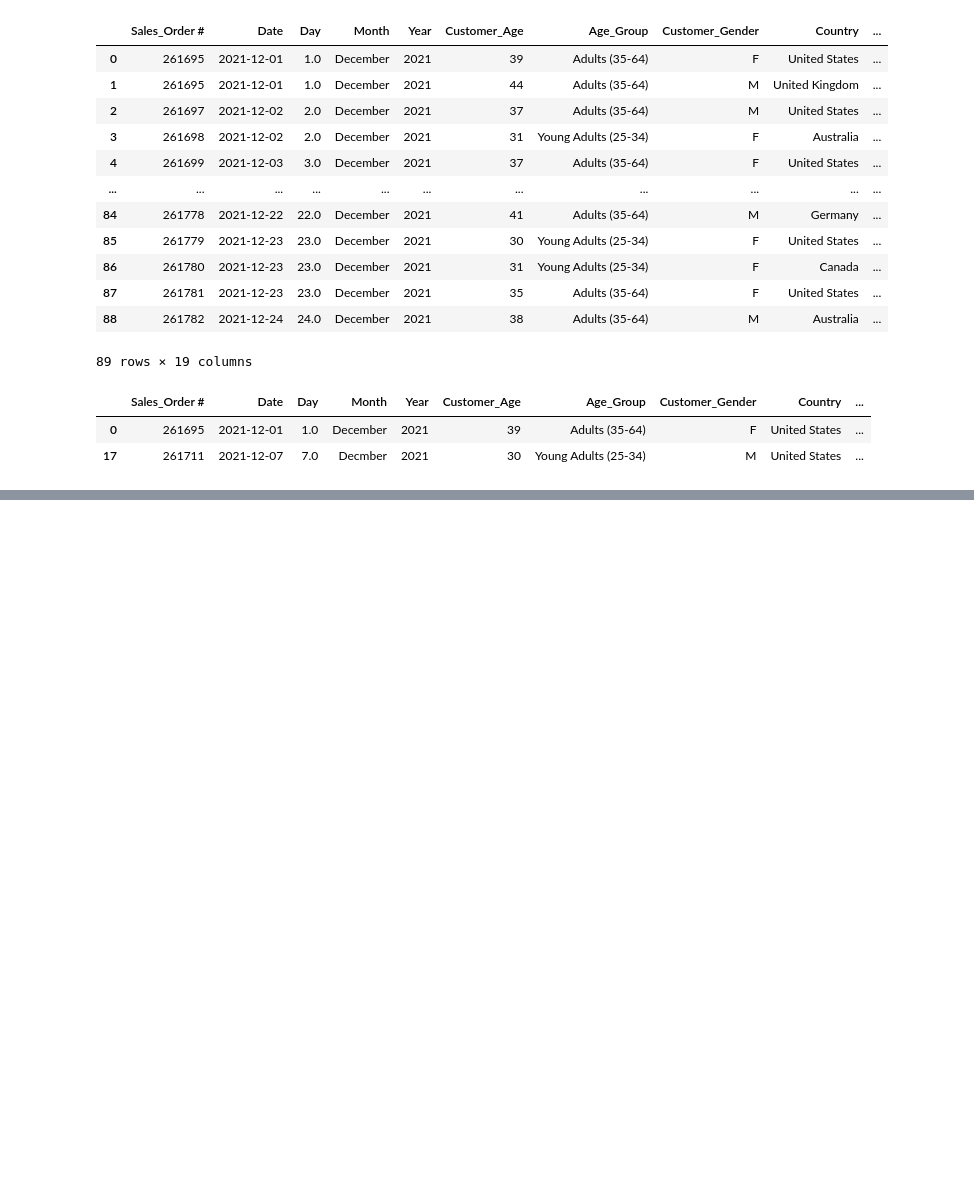
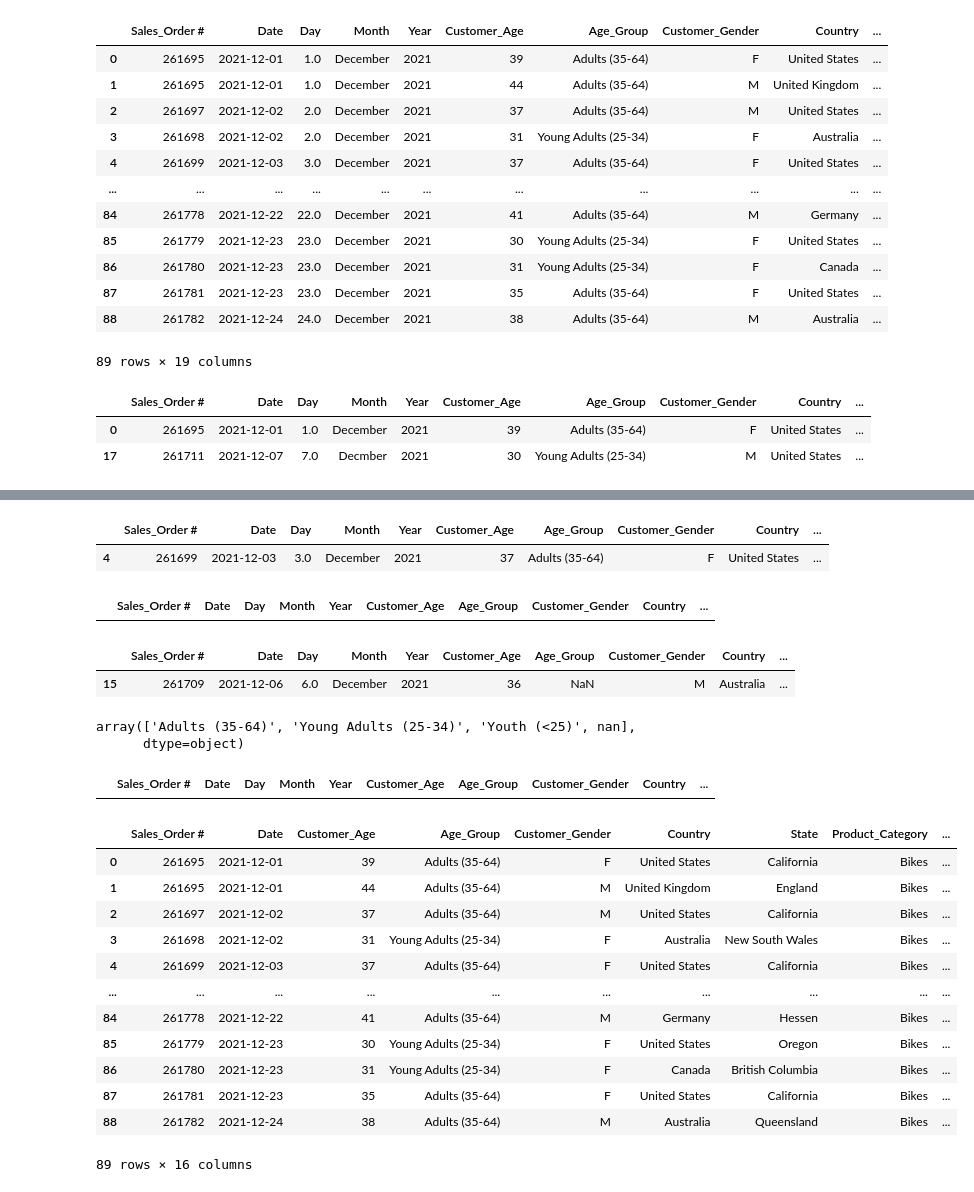
Before and after one commit to khoulaCode/DataScience-Brain-Bytes, a Jupyter notebook: Team_members/from_shihab/uncleaned_data.ipynb, the cells around one changed output, grey strips where cells are left out. Saved outputs shown, nothing was run; the diff lists cells and outputs as text; code cells hidden in the pictures; blank space fills up the shorter version.

```diff
--- a/Team_members/from_shihab/uncleaned_data.ipynb
+++ b/Team_members/from_shihab/uncleaned_data.ipynb
@@ -349,0 +448,52 @@ df.drop_duplicates(subset =['Month'])
+# %%
+df[' Cost ']= df[' Unit_Cost '] * df['Order_Quantity']
+df[df[' Cost ']== 0]
+# %% [output]
+|  | Sales_Order # | Date | Day | Month | Year | Customer_Age | Age_Group | Customer_Gender | Country | ... |
+| 4 | 261699 | 2021-12-03 | 3.0 | December | 2021 | 37 | Adults (35-64) | F | United States | ... |
+# %%
+df['Revenue']= df[' Unit_Price '] * df['Order_Quantity']
+df[df['Revenue']== 0]
+# %% [output]
+|  | Sales_Order # | Date | Day | Month | Year | Customer_Age | Age_Group | Customer_Gender | Country | ... |
+# %%
+df[df['Age_Group'].isnull()]
+# %% [output]
+|  | Sales_Order # | Date | Day | Month | Year | Customer_Age | Age_Group | Customer_Gender | Country | ... |
+| 15 | 261709 | 2021-12-06 | 6.0 | December | 2021 | 36 | NaN | M | Australia | ... |
+# %%
+df.Age_Group.unique()
+# %% [output]
+array(['Adults (35-64)', 'Young Adults (25-34)', 'Youth (<25)', nan],
+      dtype=object)
+# %%
+def set_age_group(age):
+    if age < 25:
+        return 'Youth (<25)'
+    elif age < 35:
+        return 'Young Adults (25-34)'
+    else:
+        return 'Adults (35-64)'
+# %%
+df['Age_Group'] = df['Customer_Age'].apply(set_age_group)
+# %%
+df[df['Age_Group'].isnull()]
+# %% [output]
+|  | Sales_Order # | Date | Day | Month | Year | Customer_Age | Age_Group | Customer_Gender | Country | ... |
+# %%
+df.drop(columns=['Day', 'Month', 'Year'], inplace=True)
+df
+# %% [output]
+|  | Sales_Order # | Date | Customer_Age | Age_Group | Customer_Gender | Country | State | Product_Category | ... |
+| 0 | 261695 | 2021-12-01 | 39 | Adults (35-64) | F | United States | California | Bikes | ... |
+| 1 | 261695 | 2021-12-01 | 44 | Adults (35-64) | M | United Kingdom | England | Bikes | ... |
+| 2 | 261697 | 2021-12-02 | 37 | Adults (35-64) | M | United States | California | Bikes | ... |
+| 3 | 261698 | 2021-12-02 | 31 | Young Adults (25-34) | F | Australia | New South Wales | Bikes | ... |
+| 4 | 261699 | 2021-12-03 | 37 | Adults (35-64) | F | United States | California | Bikes | ... |
+| ... | ... | ... | ... | ... | ... | ... | ... | ... | ... |
+| 84 | 261778 | 2021-12-22 | 41 | Adults (35-64) | M | Germany | Hessen | Bikes | ... |
+| 85 | 261779 | 2021-12-23 | 30 | Young Adults (25-34) | F | United States | Oregon | Bikes | ... |
+| 86 | 261780 | 2021-12-23 | 31 | Young Adults (25-34) | F | Canada | British Columbia | Bikes | ... |
+| 87 | 261781 | 2021-12-23 | 35 | Adults (35-64) | F | United States | California | Bikes | ... |
+| 88 | 261782 | 2021-12-24 | 38 | Adults (35-64) | M | Australia | Queensland | Bikes | ... |
+89 rows × 16 columns
```
Also changed, not shown: parts of 27 cells of this notebook, 2 other files.
